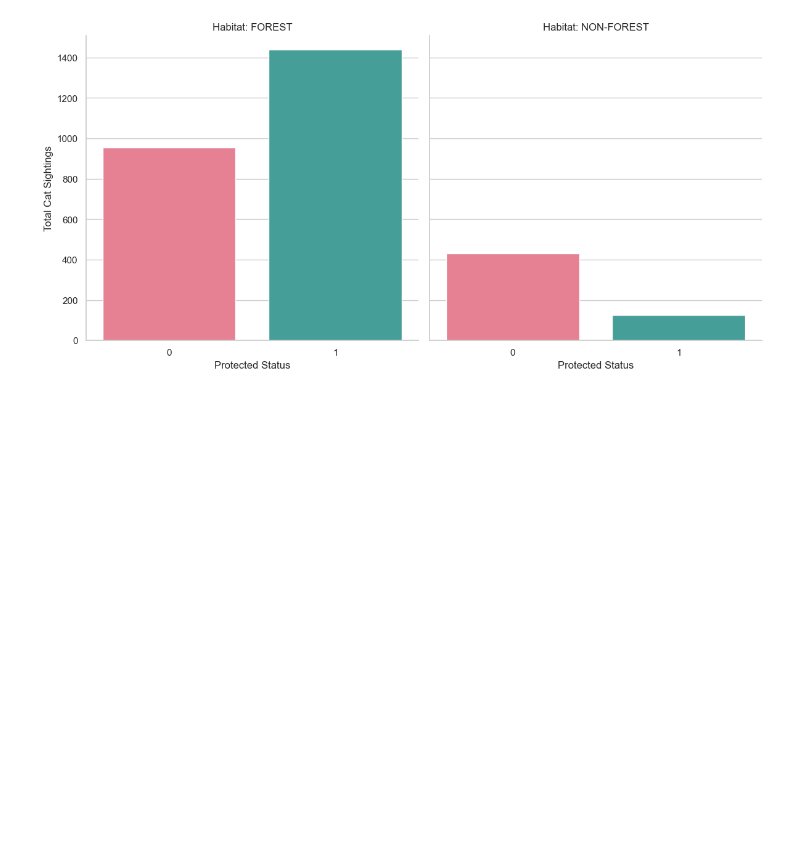
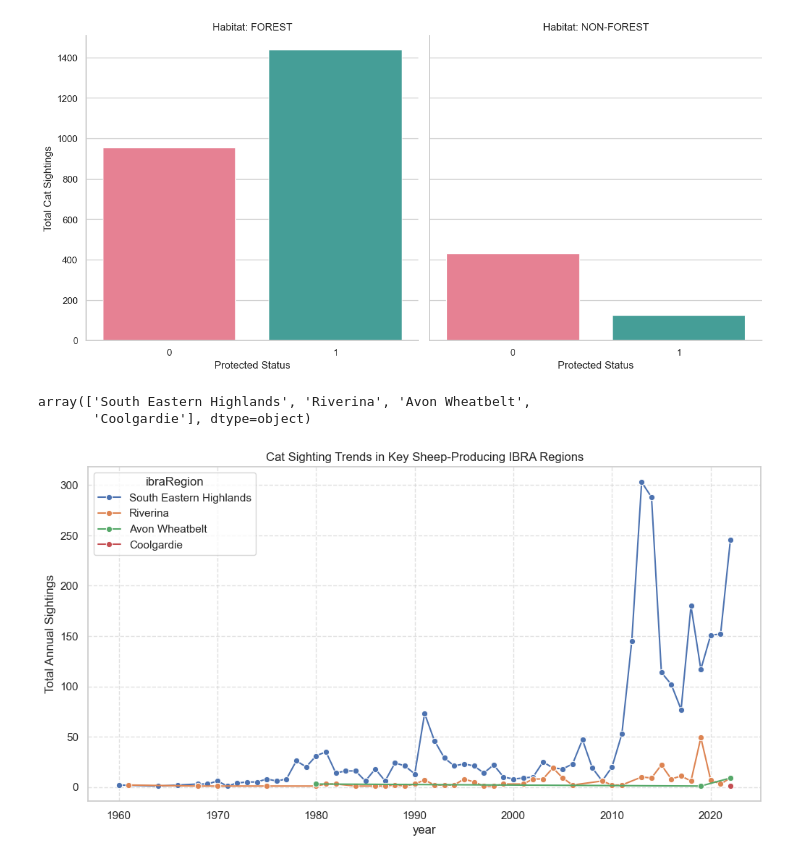
Before and after one commit to liza-drini/ceu-ds-project-C-2026, a Jupyter notebook: src/liza_visualization_graph.ipynb, the cells around one changed output. Drawn from its saved outputs; the diff is of its cells as text; code cells hidden in the pictures; blank space fills up the shorter version.

Commit message:
new graphs

```diff
--- a/src/liza_visualization_graph.ipynb
+++ b/src/liza_visualization_graph.ipynb
@@ -185,3 +185,20 @@ facet.set_titles("Habitat: {col_name}")
 plt.show()
 # %% [output]
 [figure]
+# %%
+sheep_df['ibraRegion'].unique()
+# %% [output]
+array(['South Eastern Highlands', 'Riverina', 'Avon Wheatbelt',
+       'Coolgardie'], dtype=object)
+# %%
+plt.figure(figsize=(12, 6))
+# Sheep regions only and sum occurrences by year
+trend_df = sheep_df.groupby(['year', 'ibraRegion'])['occurrenceCount'].sum().reset_index()
+
+sns.lineplot(data=trend_df, x='year', y='occurrenceCount', hue='ibraRegion', marker='o')
+plt.title('Cat Sighting Trends in Key Sheep-Producing IBRA Regions')
+plt.ylabel('Total Annual Sightings')
+plt.grid(True, linestyle='--', alpha=0.6)
+plt.show()
+# %% [output]
+[figure, added]
```
Also changed, not shown: parts of 1 cell of this notebook, 1 other file.
